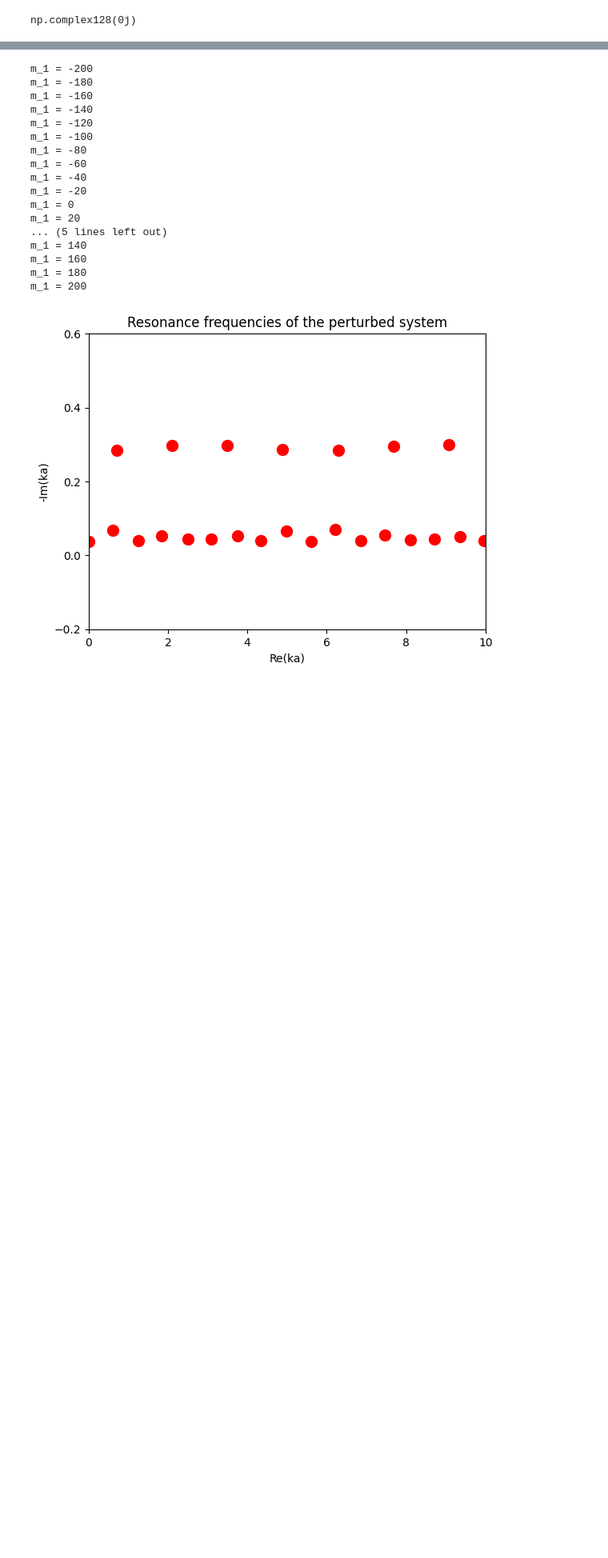
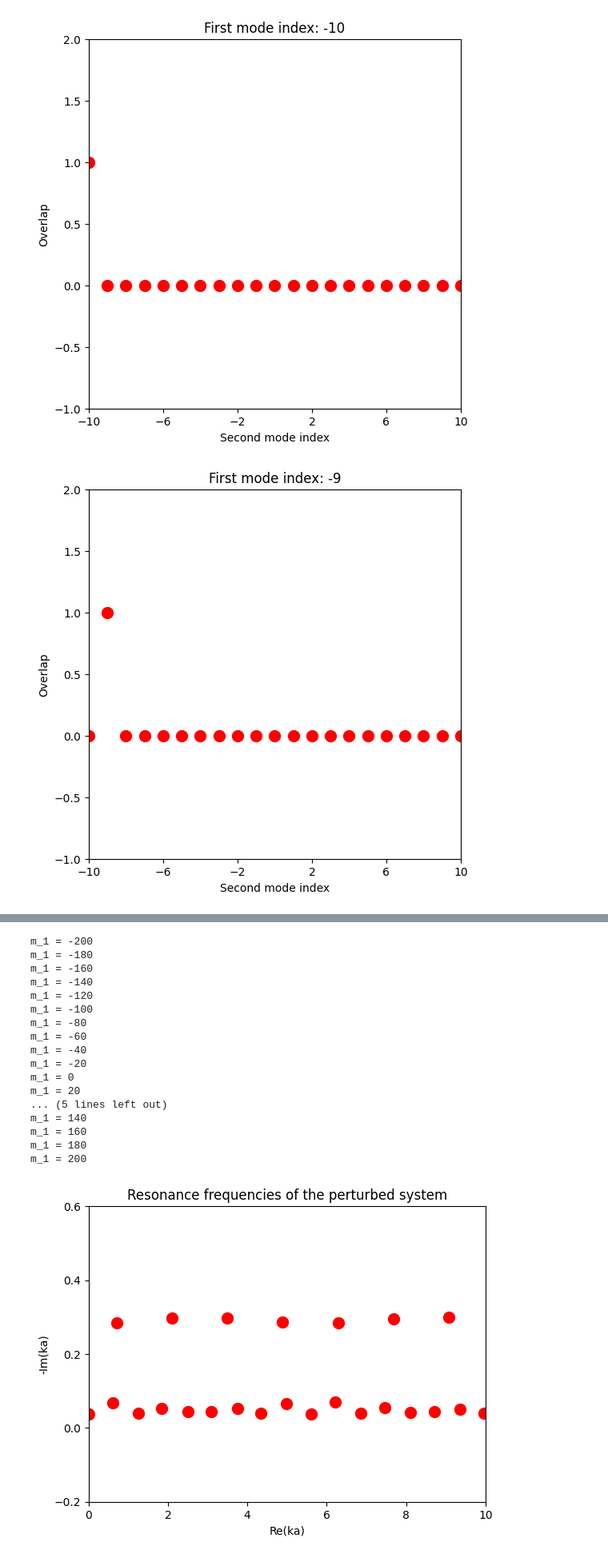
Before and after one commit to AliGhorashiCMT/Coherent-Perfect-Absorption, a Jupyter notebook: thin films/Muljarov, Langbein, Zimmermann paper.ipynb, the cells around one changed output, grey strips where cells are left out. Shown at 80% size. Drawn from its saved outputs; the diff is of its cells as text; code cells hidden in the pictures; blank space fills up the shorter version.

```diff
--- a/thin films/Muljarov, Langbein, Zimmermann paper.ipynb
+++ b/thin films/Muljarov, Langbein, Zimmermann paper.ipynb
@@ -17,7 +21,3 @@ def mode_profile(m, n, k_m, z): # z is the normalized coordinate (in units of a)
 def v_mn(delta_epsilon, z_v, mode_1, mode_2):
     delta_z = diff(z_v)[0]
     return (mode_1 * mode_2 * delta_epsilon * delta_z).sum()
-# %%
-m = 5
-epsilon = 2.25
-slab_resonance(m, sqrt(epsilon))
@@ -26,10 +26,19 @@ np.complex128(5.235987755982988-0.5364793041447j)
 # %%
-m_1 = 0; m_2 = -1;
-n_z = 100000
-z_v = linspace(-1, 1, n_z)
-
-k_m_1 = slab_resonance(m_1, sqrt(epsilon))
-mode_1 = mode_profile(m_1, sqrt(epsilon), k_m_1, z_v)
-
-k_m_2 = slab_resonance(m_2, sqrt(epsilon))
-mode_2 = mode_profile(m_2, sqrt(epsilon), k_m_2, z_v)
+m_max = 10 # Maximum mode index considered
+n_z = 100000 # Number of real space points sampled within the slab
+z_v = linspace(-1, 1, n_z) # Range of z in normalized units (normalized by a)
+epsilon = 2.25
+overlaps_v_v = []
+for m_1 in range(-m_max, m_max+1):
+    k_m_1 = slab_resonance(m_1, sqrt(epsilon))
+    mode_1 = mode_profile(m_1, sqrt(epsilon), k_m_1, z_v)
+    overlaps_v = []
+    for m_2 in range(-m_max, m_max+1):
+        k_m_2 = slab_resonance(m_2, sqrt(epsilon))
+        mode_2 = mode_profile(m_2, sqrt(epsilon), k_m_2, z_v)
+        surface_term = (mode_1[0]*mode_2[0] + mode_1[-1]*mode_2[-1])/(1j*(k_m_1 + k_m_2))
+        integral_term = epsilon*(mode_1 * mode_2).sum()*diff(z_v)[0]
+        overlap = (integral_term -  surface_term).round(4)
+        assert np.abs(overlap.imag) < 1e-6
+        overlaps_v.append(overlap.real)
+    overlaps_v_v.append(overlaps_v)
@@ -39,4 +45,17 @@ integral_term = epsilon*(mode_1 * mode_2).sum()*diff(z_v)[0]
 # %%
-(integral_term -  surface_term).round(4)
+s=100
+plt.close('all')
+for (m_idx, m) in enumerate(range(-m_max, m_max+1)):
+    if (m_idx > 5):
+        continue
+    fig, ax = plt.subplots(figsize=(6, 6))
+    ax.scatter(range(-m_max, m_max+1), overlaps_v_v[m_idx], color="red", s=s)
+    ax.set_xlim(-10, 10)
+    ax.set_ylim(-1, 2)
+    ax.set_title(f"First mode index: {m}")
+    ax.set_xlabel("Second mode index")
+    ax.set_ylabel("Overlap")
+    ax.set_xticks(range(-m_max, m_max+1, 4))
 # %% [output]
-np.complex128(0j)
+[figure, added]
+[figure, added]
```
Also changed, not shown: parts of 16 cells of this notebook.
